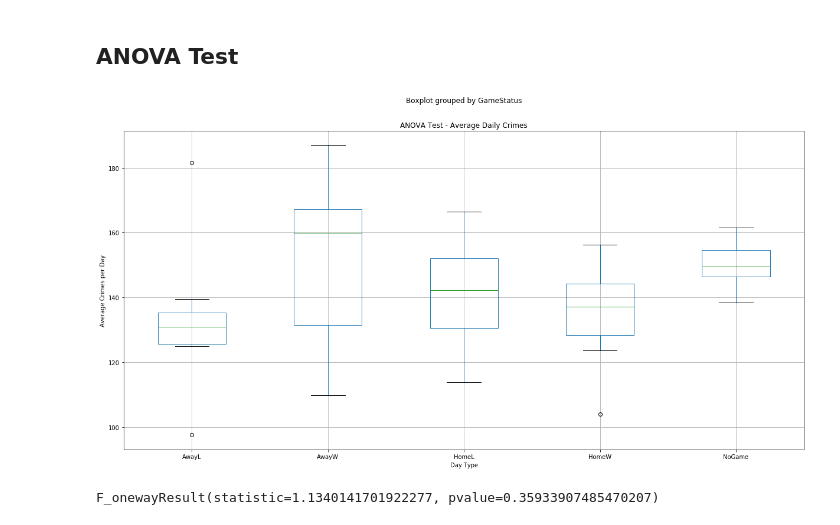
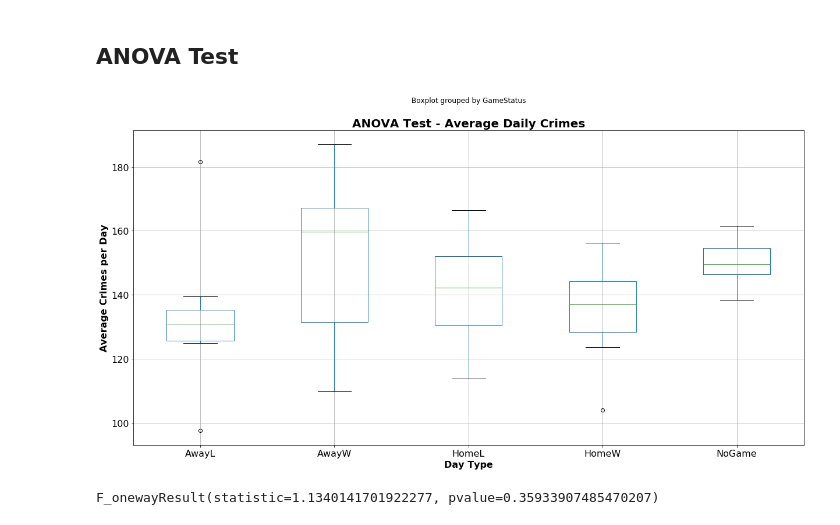
Before and after one commit to shaymusmc/Crime_TrailBlazers, a Jupyter notebook: Crime_TrailBlazers_Analysis.ipynb, the cells around one changed output. Cells and saved outputs as stored; diff of their text form; code cells hidden in the pictures.

```diff
--- a/Crime_TrailBlazers_Analysis.ipynb
+++ b/Crime_TrailBlazers_Analysis.ipynb
@@ -158,14 +158,14 @@ plt.show()
 ## ANOVA Test
 # %%
 # ANOVA Test of Crime Data for type of day
-dow_table_df.boxplot("AverageDailyCrimes", by="GameStatus", figsize=(20, 10))
-plt.title('ANOVA Test - Average Daily Crimes')
-plt.xlabel('Day Type')
-plt.ylabel('Average Crimes per Day')
+dow_table_df.boxplot("AverageDailyCrimes", by="GameStatus", figsize=(20, 10), fontsize=16)
+plt.title('ANOVA Test - Average Daily Crimes', fontsize=20, fontweight="bold")
+plt.xlabel('Day Type', fontsize=16, fontweight="bold")
+plt.ylabel('Average Crimes per Day', fontsize=16, fontweight="bold")
 # Save the figure
 plt.savefig("Output/anova.png")
 # %% [output]
-[figure, old version]
+[figure, new version]
 # %%
 # Extract individual groups
 group1 = dow_table_df[dow_table_df["GameStatus"] == "AwayL"]["AverageDailyCrimes"]
```
Also changed, not shown: parts of 5 cells of this notebook, 6 other files.
